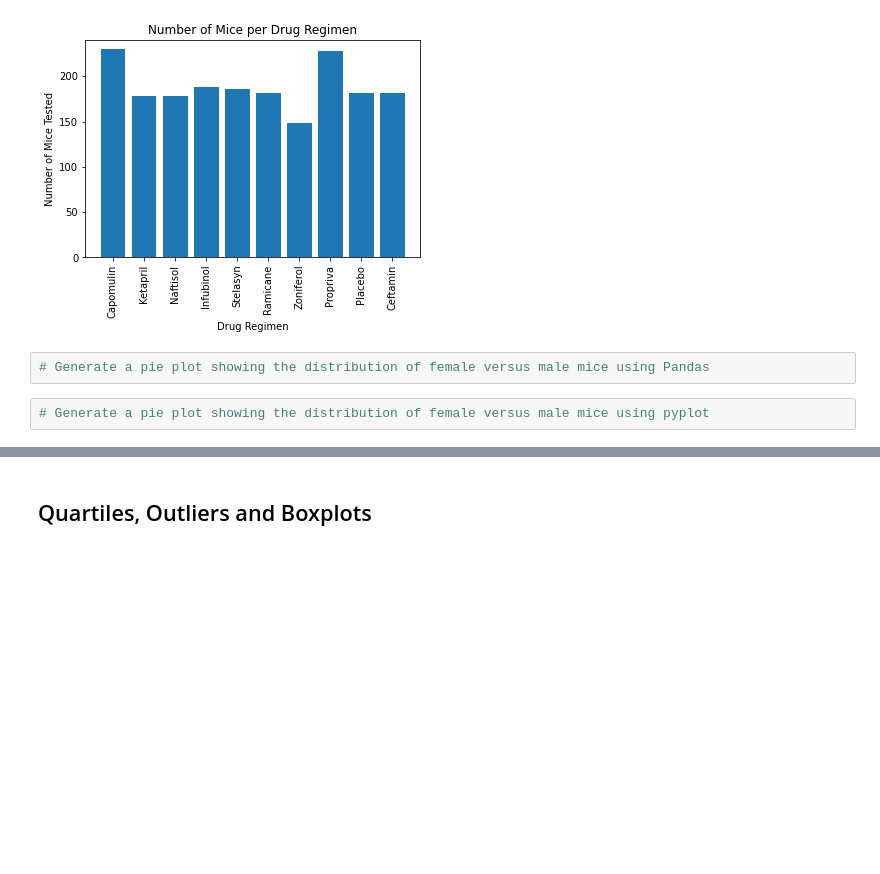
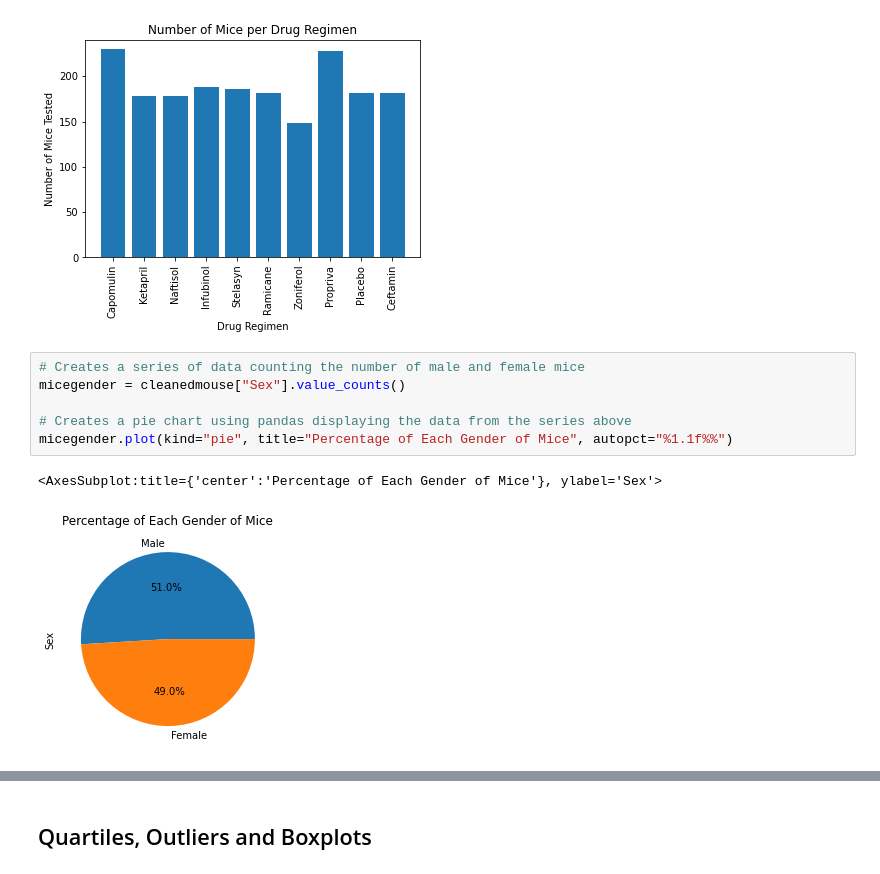
Before and after one commit to colebarnes7/matplotlib-challenge, a Jupyter notebook: Pymaceuticals/main.ipynb, the cells around one changed output, grey strips where cells are left out. Drawn from its saved outputs; the diff is of its cells as text; blank space fills up the shorter version.

Commit message:
Added pie charts of mice gender percentages

```diff
--- a/Pymaceuticals/main.ipynb
+++ b/Pymaceuticals/main.ipynb
@@ -169,7 +167,12 @@ plt.ylim(0, max(timepoints)+10)
 plt.show()
 # %% [output]
 [figure]
-# %%
-# Generate a pie plot showing the distribution of female versus male mice using Pandas
-# %%
-# Generate a pie plot showing the distribution of female versus male mice using pyplot
+# %%
+# Creates a series of data counting the number of male and female mice
+micegender = cleanedmouse["Sex"].value_counts()
+
+# Creates a pie chart using pandas displaying the data from the series above
+micegender.plot(kind="pie", title="Percentage of Each Gender of Mice", autopct="%1.1f%%")
+# %% [output]
+<AxesSubplot:title={'center':'Percentage of Each Gender of Mice'}, ylabel='Sex'>
+[figure, added]
```
Also changed, not shown: parts of 2 cells of this notebook.
